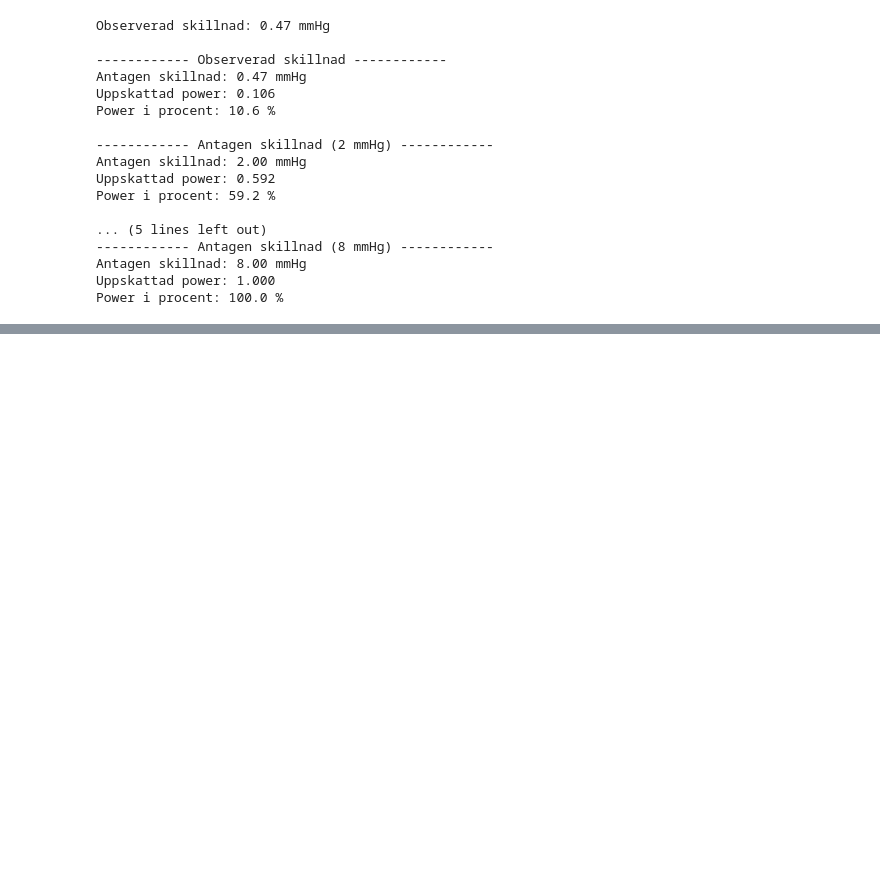
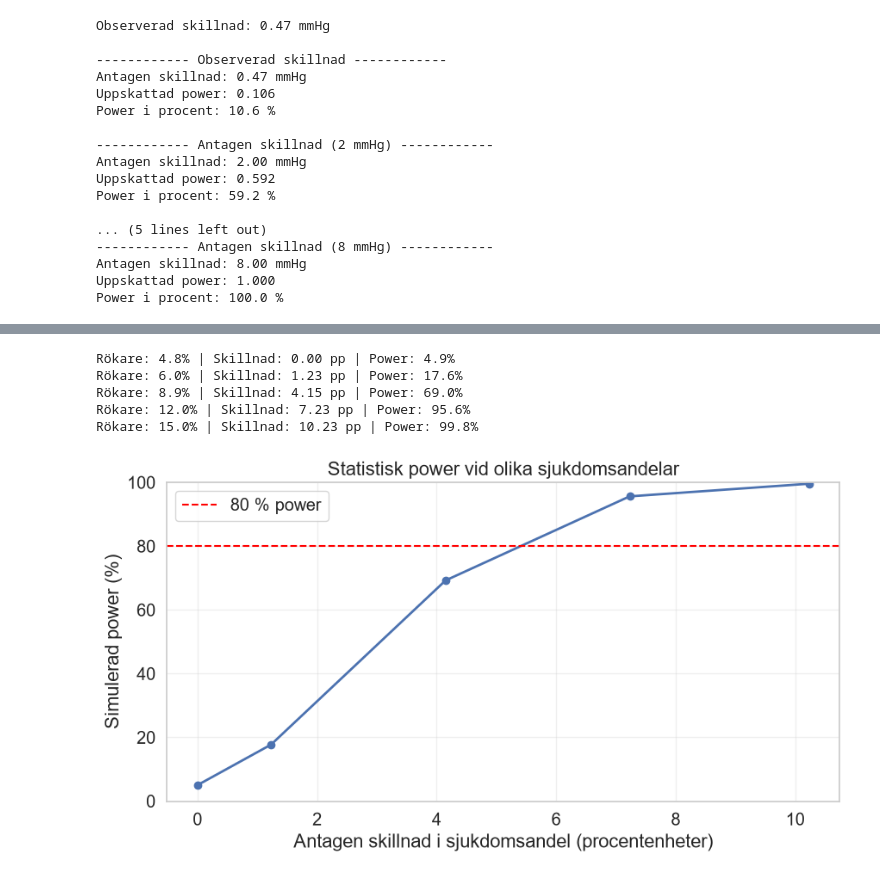
Before and after one commit to SelviKumarasamy/Health_Study, a Jupyter notebook: health_study_analysis.ipynb, the cells around one changed output, grey strips where cells are left out. Saved outputs shown, nothing was run; the diff lists cells and outputs as text; code cells hidden in the pictures; blank space fills up the shorter version.

```diff
--- a/health_study_analysis.ipynb
+++ b/health_study_analysis.ipynb
@@ -1005,0 +1424,63 @@ plt.show()
+# %%
+# Antagna sjukdomsandelar bland rökare
+assumed_proportions = [p_A, 0.06, p_B, 0.12, 0.15]
+
+power_results = []
+
+for assumed_p in assumed_proportions:
+
+    result = simulated_power(
+        p_smokers=assumed_p,
+        p_non_smokers=p_A,
+        n_smokers=n_B,
+        n_non_smokers=n_A
+    )
+    power_results.append(result)
+
+
+    print(
+        f"Rökare: {assumed_p:.1%} | "
+        f"Skillnad: {(assumed_p-p_A)*100:.2f} pp | "
+        f"Power: {result:.1%}"
+    )
+# %% [output]
+Rökare: 4.8% | Skillnad: 0.00 pp | Power: 4.9%
+Rökare: 6.0% | Skillnad: 1.23 pp | Power: 17.6%
+Rökare: 8.9% | Skillnad: 4.15 pp | Power: 69.0%
+Rökare: 12.0% | Skillnad: 7.23 pp | Power: 95.6%
+Rökare: 15.0% | Skillnad: 10.23 pp | Power: 99.8%
+# %%
+import matplotlib.pyplot as plt
+
+differences = [
+    (p - p_A) * 100
+    for p in assumed_proportions
+]
+
+fig, ax = plt.subplots(figsize=(9, 5))
+
+ax.plot(
+    differences,
+    np.array(power_results) * 100,
+    marker="o",
+    linewidth=2
+)
+
+ax.axhline(
+    80,
+    color="red",
+    linestyle="--",
+    label="80 % power"
+)
+
+ax.set_xlabel("Antagen skillnad i sjukdomsandel (procentenheter)")
+ax.set_ylabel("Simulerad power (%)")
+ax.set_title("Statistisk power vid olika sjukdomsandelar")
+ax.set_ylim(0, 100)
+ax.legend()
+ax.grid(alpha=0.3)
+
+plt.tight_layout()
+plt.show()
+# %% [output]
+[figure, added]
```
Also changed, not shown: parts of 35 cells of this notebook.
